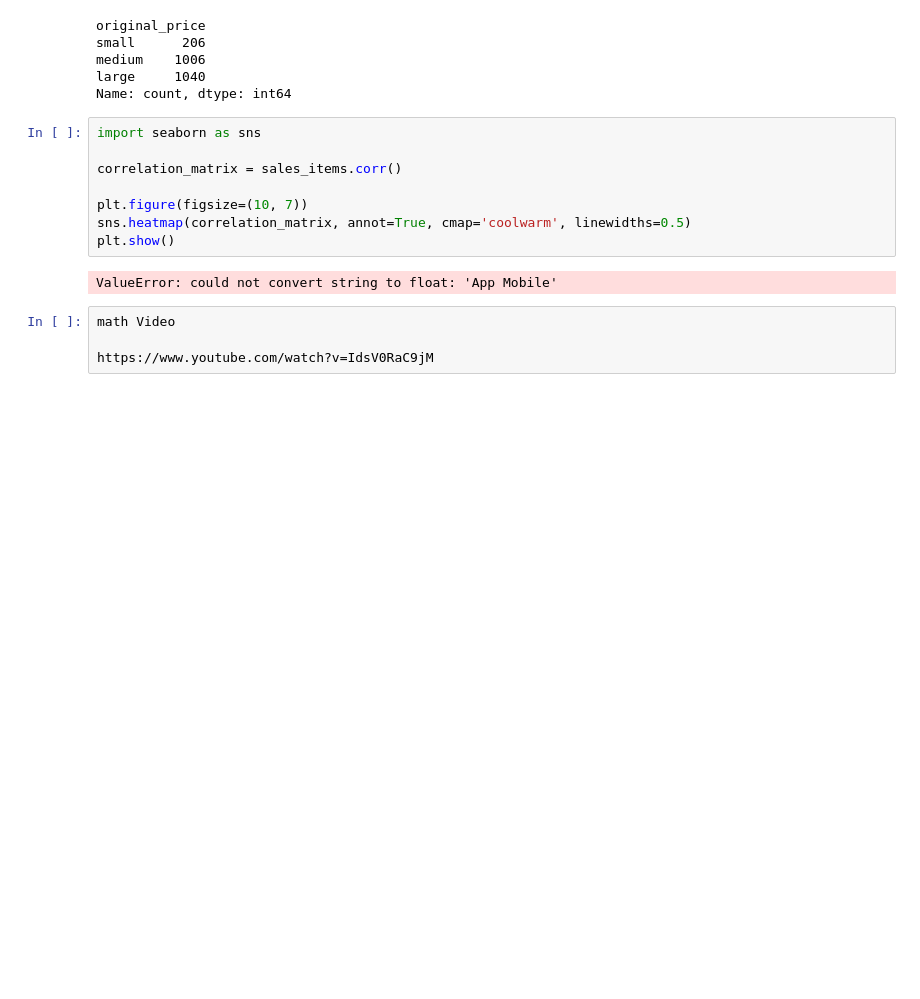
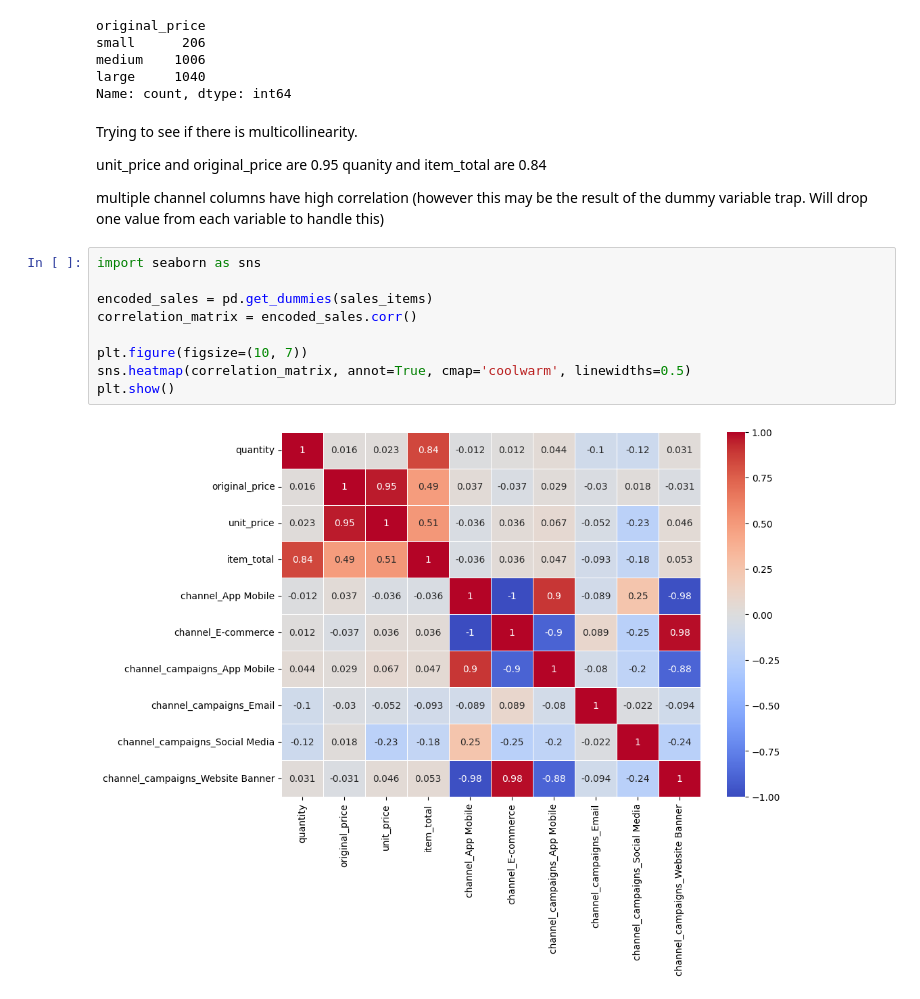
Before and after one commit to tanishasikder/Europe-Fashion, a Jupyter notebook: description.ipynb, the cells around one changed output. Drawn from its saved outputs; the diff is of its cells as text; blank space fills up the shorter version.

```diff
--- a/description.ipynb
+++ b/description.ipynb
@@ -284,17 +306,21 @@ small      206
 medium    1006
 large     1040
 Name: count, dtype: int64
+# %% [markdown]
+Trying to see if there is multicollinearity.
+
+unit_price and original_price are 0.95
+quanity and item_total are 0.84
+
+multiple channel columns have high correlation (however this may be the result of the dummy variable trap. Will drop one value from each variable to handle this)
 # %%
 import seaborn as sns
 
-correlation_matrix = sales_items.corr()
+encoded_sales = pd.get_dummies(sales_items)
+correlation_matrix = encoded_sales.corr()
 
 plt.figure(figsize=(10, 7))
 sns.heatmap(correlation_matrix, annot=True, cmap='coolwarm', linewidths=0.5)
 plt.show()
 # %% [output]
-ValueError: could not convert string to float: 'App Mobile'
+[figure, added]
-# %%
-math Video
-
-https://www.youtube.com/watch?v=IdsV0RaC9jM
```
Also changed, not shown: parts of 27 cells of this notebook.
